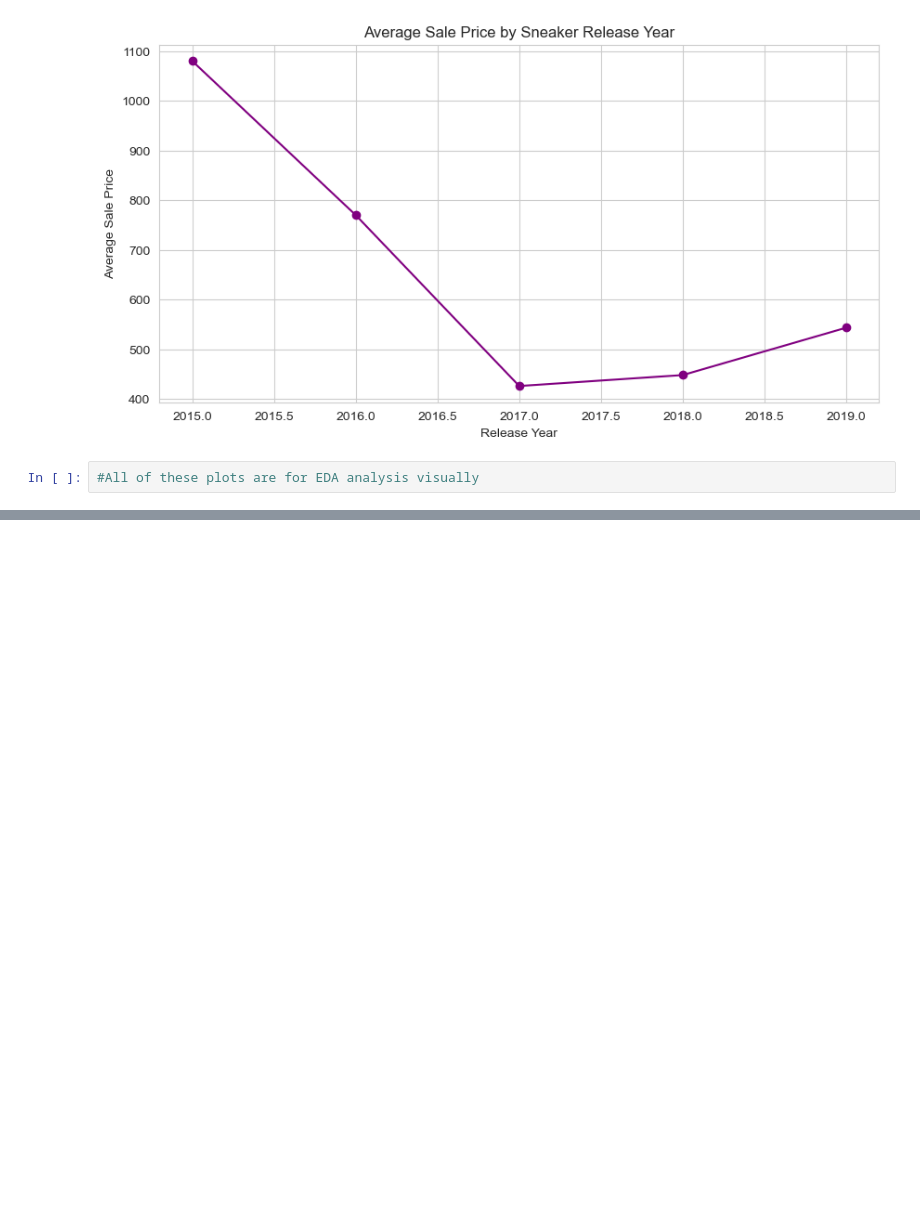
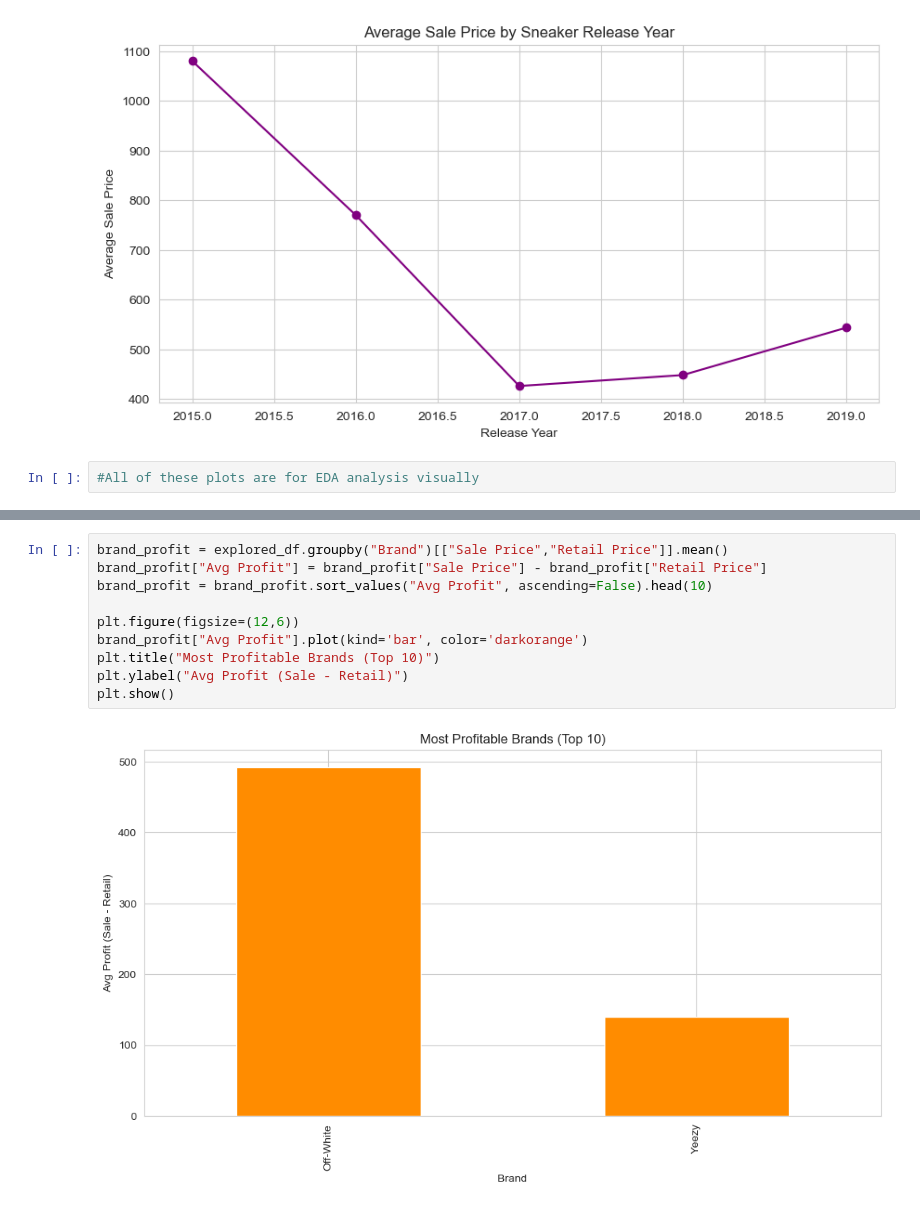
Before and after one commit to AksAad/Sneaker-price-prediction, a Jupyter notebook: notebooks/eda_visuals.ipynb, the cells around one changed output, grey strips where cells are left out. Drawn from its saved outputs; the diff is of its cells as text; blank space fills up the shorter version.

```diff
--- a/notebooks/eda_visuals.ipynb
+++ b/notebooks/eda_visuals.ipynb
@@ -324,0 +339,12 @@ plt.show()
+# %%
+brand_profit = explored_df.groupby("Brand")[["Sale Price","Retail Price"]].mean()
+brand_profit["Avg Profit"] = brand_profit["Sale Price"] - brand_profit["Retail Price"]
+brand_profit = brand_profit.sort_values("Avg Profit", ascending=False).head(10)
+
+plt.figure(figsize=(12,6))
+brand_profit["Avg Profit"].plot(kind='bar', color='darkorange')
+plt.title("Most Profitable Brands (Top 10)")
+plt.ylabel("Avg Profit (Sale - Retail)")
+plt.show()
+# %% [output]
+[figure, added]
```
Also changed, not shown: parts of 7 cells of this notebook.
